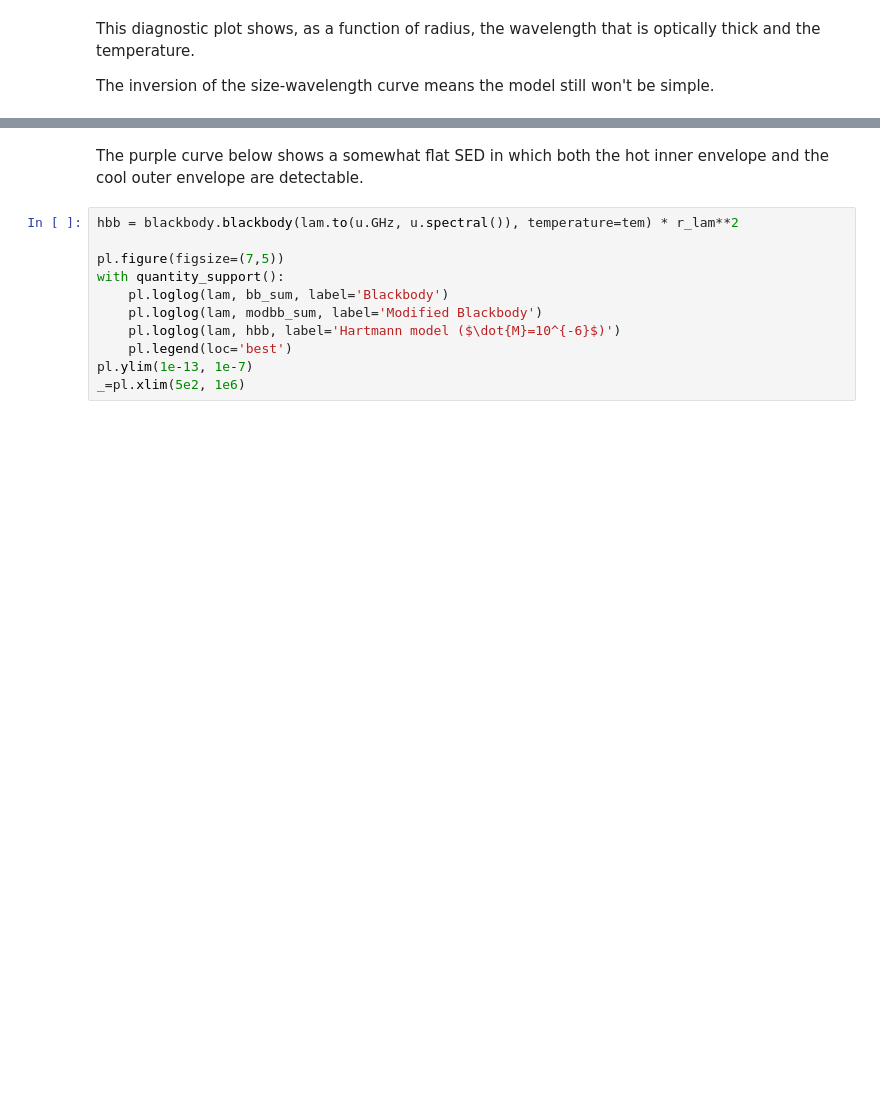
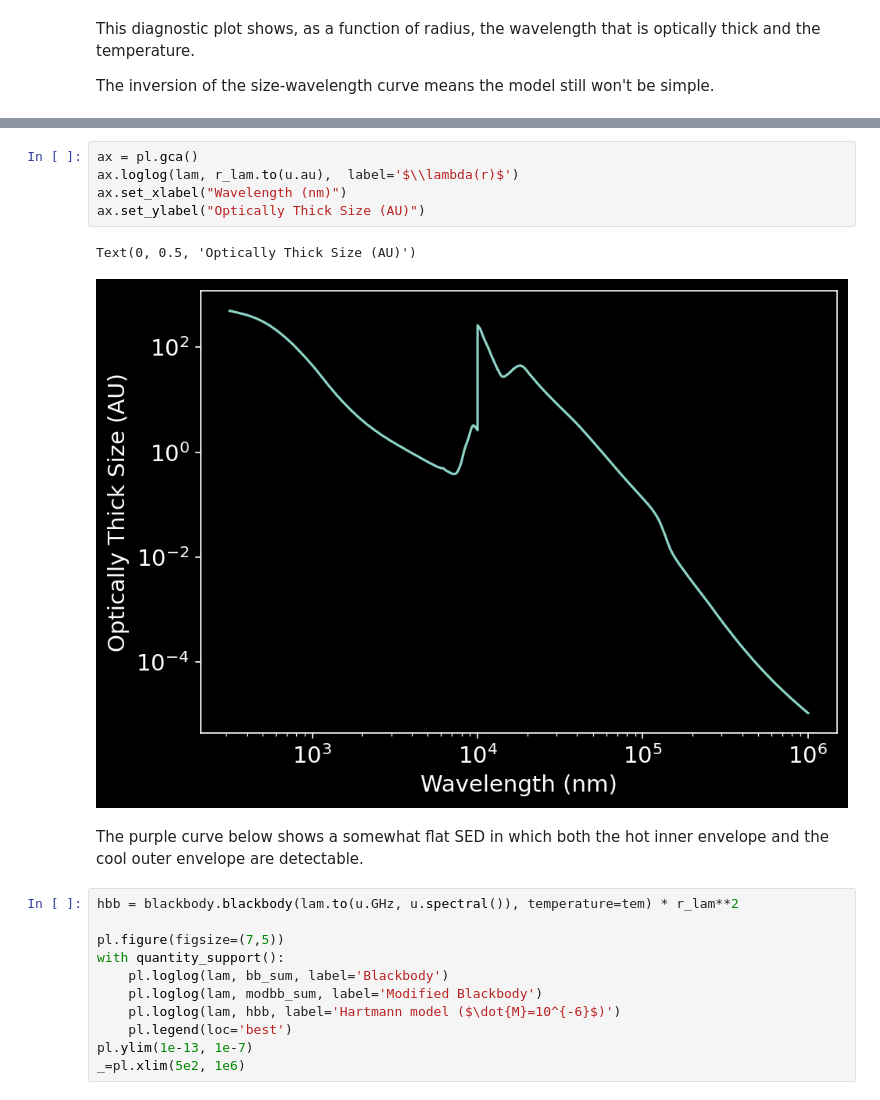
Before and after one commit to keflavich/StarFormationClass, a Jupyter notebook: lectures/Lecture 7 - Protostar Formation.ipynb, the cells around one changed output, grey strips where cells are left out. Saved outputs shown, nothing was run; the diff lists cells and outputs as text; blank space fills up the shorter version.

```diff
--- a/lectures/Lecture 7 - Protostar Formation.ipynb
+++ b/lectures/Lecture 7 - Protostar Formation.ipynb
@@ -460,3 +467,11 @@ pl.legend(loc='best')
+# %%
+ax = pl.gca()
+ax.loglog(lam, r_lam.to(u.au),  label='$\\lambda(r)$')
+ax.set_xlabel("Wavelength (nm)")
+ax.set_ylabel("Optically Thick Size (AU)")
+# %% [output]
+Text(0, 0.5, 'Optically Thick Size (AU)')
+[figure, added]
 # %% [markdown]
 The purple curve below shows a somewhat flat SED in which both the hot inner envelope and the cool outer envelope are detectable.
 # %%
```
Also changed, not shown: parts of 4 cells of this notebook, 2 other files.
